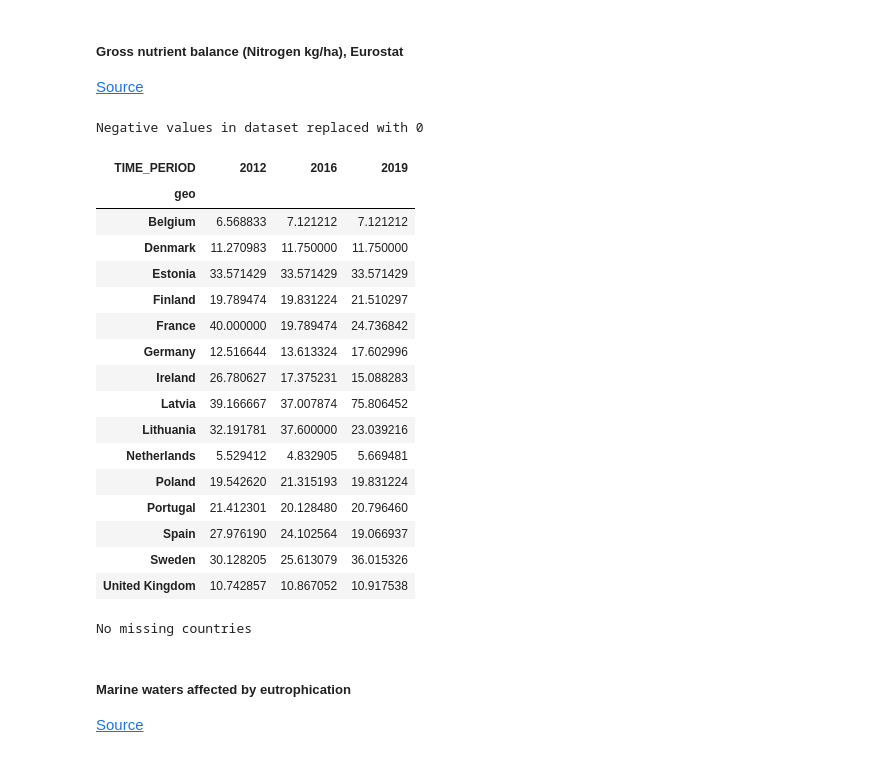
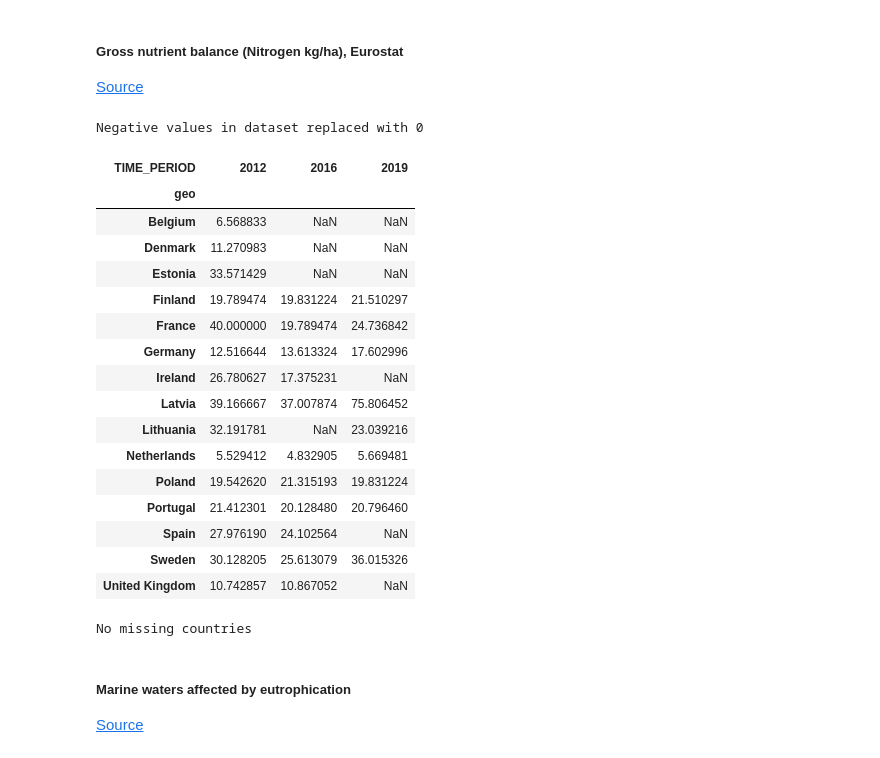
Before and after one commit to isaldiviagonzatti/sdg14, a Jupyter notebook: code/exploreSDG14.ipynb, the cells around one changed output. Cells and saved outputs as stored; diff of their text form; code cells hidden in the pictures.

```diff
--- a/code/exploreSDG14.ipynb
+++ b/code/exploreSDG14.ipynb
@@ -234,45 +237,46 @@ We use Gross Nitrogen Balance: Max-Min transformation where the max-value is the
 # %%
 # Gross nutrient balance (BAL_UAA, Nitrogen kg/ha), Eurostat
 # https://ec.europa.eu/eurostat/databrowser/view/AEI_PR_GNB__custom_153613/
 
 nitro = pd.read_csv("../data/aei_pr_gnb_page_linear.csv")
 nitro["geo"] = nitro["geo"].map(abbrev_to_country).fillna(nitro["geo"])
-years = range(2012,nitro.TIME_PERIOD.max()+1)
+years = range(2012, nitro.TIME_PERIOD.max() + 1)
 # We use all countries in the EU to calculate the target value.
 nitro = nitro[(nitro["geo"].isin(countriesEU)) & (nitro["TIME_PERIOD"].isin(years))]
 # Countries can have nutrient deficiency (negative value) indicating declining soil fertility.
 negativeValues(nitro.OBS_VALUE)
 # For eutrophication, the less nutrient balance the better.
-target = min(calculate_target(nitro, 'OBS_VALUE', 'geo'))
-nitro['target'] = (target/nitro.OBS_VALUE * 100).replace([np.inf, -np.inf], 100).clip(0,100)
+target = min(calculate_target(nitro, "OBS_VALUE", "geo"))
+nitro["target"] = (
+    (target / nitro.OBS_VALUE * 100).replace([np.inf, -np.inf], 100).clip(0, 100)
+)
 
-years = [2012,2016,nitro.TIME_PERIOD.max()]
+years = [2012, 2016, nitro.TIME_PERIOD.max()]
 nitro = nitro.pivot_table(
     columns="TIME_PERIOD", index="geo", values="target", aggfunc="mean"
 )
-nitro.ffill(axis=1, inplace=True)
 nitro[years][nitro.index.isin(countries)]
 
 missingCountries(nitro)
 # %% [output]
 Negative values in dataset replaced with 0
 | TIME_PERIOD | 2012 | 2016 | 2019 |
 | geo |  |  |  |
-| Belgium | 6.568833 | 7.121212 | 7.121212 |
-| Denmark | 11.270983 | 11.750000 | 11.750000 |
-| Estonia | 33.571429 | 33.571429 | 33.571429 |
+| Belgium | 6.568833 | NaN | NaN |
+| Denmark | 11.270983 | NaN | NaN |
+| Estonia | 33.571429 | NaN | NaN |
 | Finland | 19.789474 | 19.831224 | 21.510297 |
 | France | 40.000000 | 19.789474 | 24.736842 |
 | Germany | 12.516644 | 13.613324 | 17.602996 |
-| Ireland | 26.780627 | 17.375231 | 15.088283 |
+| Ireland | 26.780627 | 17.375231 | NaN |
 | Latvia | 39.166667 | 37.007874 | 75.806452 |
-| Lithuania | 32.191781 | 37.600000 | 23.039216 |
+| Lithuania | 32.191781 | NaN | 23.039216 |
 | Netherlands | 5.529412 | 4.832905 | 5.669481 |
 | Poland | 19.542620 | 21.315193 | 19.831224 |
 | Portugal | 21.412301 | 20.128480 | 20.796460 |
-| Spain | 27.976190 | 24.102564 | 19.066937 |
+| Spain | 27.976190 | 24.102564 | NaN |
 | Sweden | 30.128205 | 25.613079 | 36.015326 |
-| United Kingdom | 10.742857 | 10.867052 | 10.917538 |
+| United Kingdom | 10.742857 | 10.867052 | NaN |
 No missing countries
 # %% [markdown]
 ##### Marine waters affected by eutrophication
```
Also changed, not shown: parts of 31 cells of this notebook, 10 other files.
